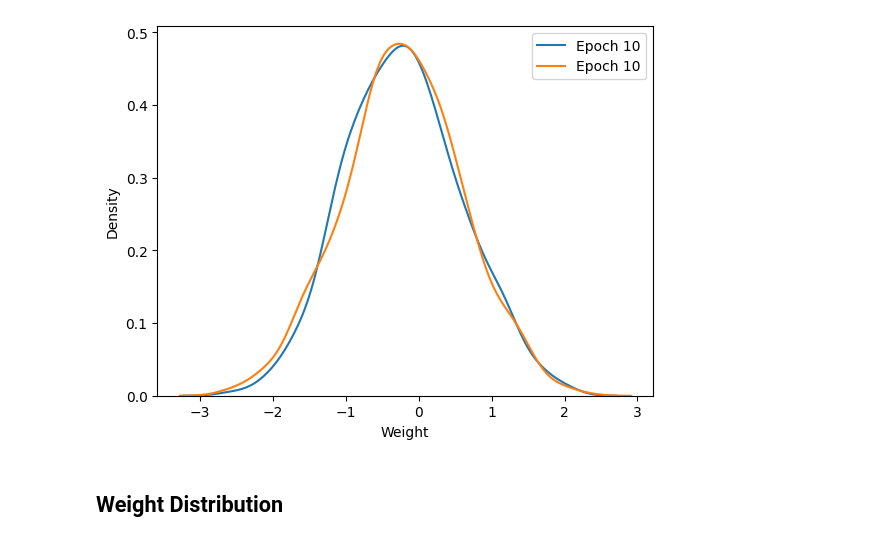
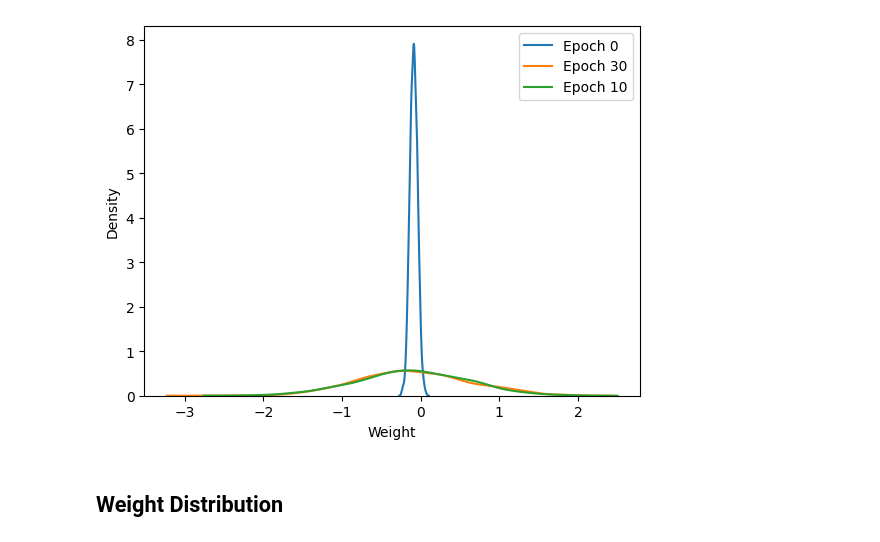
Before and after one commit to MoutetMaxime/bayesian-neural-network, a Jupyter notebook: mnist_experiment.ipynb, the cells around one changed output. Saved outputs shown, nothing was run; the diff lists cells and outputs as text; code cells hidden in the pictures.

```diff
--- a/mnist_experiment.ipynb
+++ b/mnist_experiment.ipynb
@@ -184,8 +197,6 @@ Test Accuracy: 93.97%
 from BayesianNeuralNetwork import BayesianNN
 import torch.nn.functional as F
 
-hidden_dim = 128
-num_hidden_layers = 2
 kl_weight = 1e-6
 
 model = BayesianNN(input_size=input_dim, output_size=output_dim, num_hidden_layers=num_hidden_layers, layer_width=hidden_dim)
@@ -194,6 +205,8 @@ optimizer = optim.SGD(model.parameters(), lr=learning_rate)
 
 bay_train_losses = []
 bay_train_accuracies = []
+bay_test_losses = []
+bay_test_accuracies = []
 
 tracked_mu = [model.net[0].mu[0, 0].item()]
 tracked_sigma = [model.net[0].rho[0, 0].item()]
@@ -232,20 +245,23 @@ for epoch in range(num_epochs):
     bay_train_losses.append(running_loss / len(train_loader))
     bay_train_accuracies.append(100 * correct / total)
 
-    print(f"Epoch [{epoch+1}/{num_epochs}], Loss: {running_loss / len(train_loader):.4f}")
+    ## Test
+    model.eval()
+    running_test_loss = 0.
+    correct = 0
+    total = 0
+    with torch.no_grad():
+        for images, labels in test_loader:
+            images = images.view(images.size(0), -1)
+            outputs = model(images)
+            test_loss = criterion(outputs, labels) + kl_weight * model.compute_total_kl_loss()
+            _, predicted = torch.max(outputs, 1)
+            total += labels.size(0)
+            correct += (predicted == labels).sum().item()
+            running_test_loss += test_loss
 
-# Évaluation
-model.eval()
-correct = 0
-total = 0
-with torch.no_grad():
-    for images, labels in test_loader:
-        images = images.view(images.size(0), -1)
-        outputs = model(images)
-        _, predicted = torch.max(outputs, 1)
-        total += labels.size(0)
-        correct += (predicted == labels).sum().item()
+    bay_test_losses.append(running_test_loss / len(test_loader))
+    bay_test_accuracies.append(100 * correct / total)
 
-bay_test_accuracy = 100 * correct / total
-print(f"Test Accuracy: {100 * correct / total:.2f}%")
+    print(f"Epoch [{epoch+1}/{num_epochs}], Train Loss: {running_loss / len(train_loader):.4f}, Test Loss: {running_test_loss / len(test_loader):.4f}")
 # %% [output]
@@ -316,18 +361,18 @@ plt.show()
 # %%
 import numpy as np
 import seaborn as sns
 
 
-for i in [num_epochs//2, 10]:
+for i in [0, num_epochs//2, 10]:
     eps = np.random.normal(0, 1, size=1000)
     dist = tracked_mu[i] + np.log(1 + np.exp(tracked_sigma[i])) * eps
     sns.kdeplot(dist, label=f"Epoch {i}", fill=False)
 
 plt.xlabel("Weight")
 plt.ylabel("Density")
 plt.legend()
 plt.show()
 # %% [output]
-[figure, old version]
+[figure, new version]
 # %% [markdown]
 ## Weight Distribution
```
Also changed, not shown: parts of 13 cells of this notebook, 1 other file.
